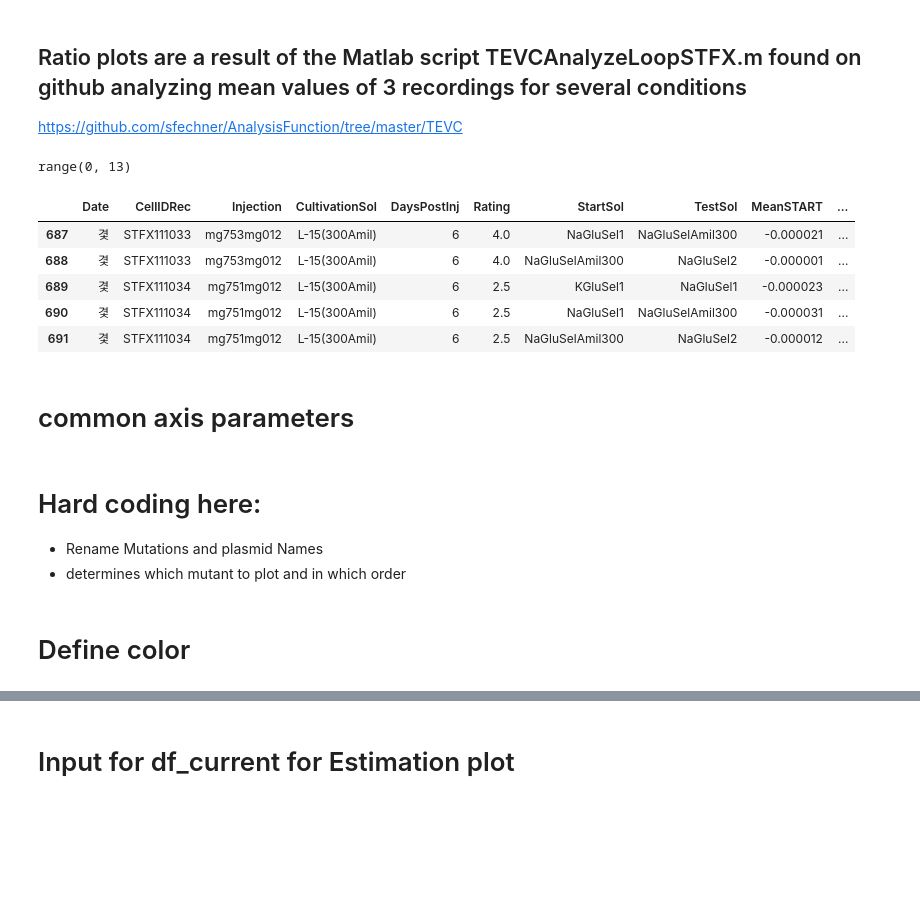
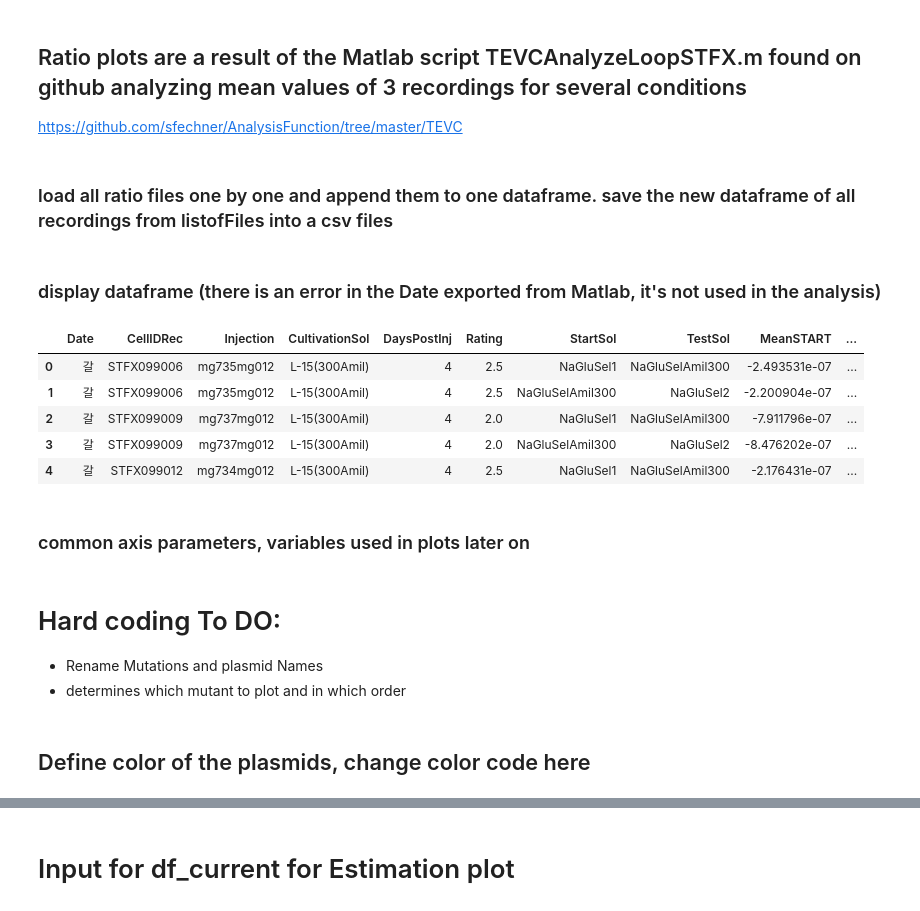
Before and after one commit to sfechner/JupyterNotebooksDEGENaCPharm, a Jupyter notebook: RatioNterm.ipynb, the cells around one changed output, grey strips where cells are left out. Cells and saved outputs as stored; diff of their text form; code cells hidden in the pictures; blank space fills up the shorter version.

```diff
--- a/RatioNterm.ipynb
+++ b/RatioNterm.ipynb
@@ -53,7 +53,9 @@ filedirExportFig ='/Users/Fechner/Box Sync/Fechner/TEVC-GoodmanlabBOX/Project-ST
 # %%
 filenameRatio = '/Users/Fechner/Box Sync/Fechner/TEVC-GoodmanlabBOX/Project-STFX/RatioSTFX/'
 # %%
-listofFiles = ['099','100','101','102','103','104','105','106','107','108','109','110','111']
+listofFiles = ['099','100','101','102','103','104','105','106','107','108','109','110','111','112']
+# %% [markdown]
+### load all ratio files one by one and append them to one dataframe. save the new dataframe of all recordings from listofFiles into a csv files
 # %%
 df = pd.DataFrame()
 
@@ -62,28 +64,21 @@ for i in range(len(listofFiles)):
     df = df.append(df_temp,ignore_index=True)
 
 df.to_csv(filedir+'RatioNterm-.csv', header=True, index=None, sep=',', mode='w')
-# %%
-range(len(listofFiles))
-# %% [output]
-range(0, 13)
+# %% [markdown]
+### display dataframe (there is an error in the Date exported from Matlab, it's not used in the analysis)
 # %%
-# #pandas environment
-# print(filename)
-# xl = pd.ExcelFile(filedir+filename)
-# xl.sheet_names
-
 # df = xl.parse("Sheet1",converters={'CultivationSol': str}) #calls for Sheet names
 df['RATIO'] = pd.to_numeric(df['RATIO'], errors='coerce')
-df.tail()
+df.head()
 # %% [output]
 |  | Date | CellIDRec | Injection | CultivationSol | DaysPostInj | Rating | StartSol | TestSol | MeanSTART | ... |
-| 687 | 겿 | STFX111033 | mg753mg012 | L-15(300Amil) | 6 | 4.0 | NaGluSel1 | NaGluSelAmil300 | -0.000021 | ... |
-| 688 | 겿 | STFX111033 | mg753mg012 | L-15(300Amil) | 6 | 4.0 | NaGluSelAmil300 | NaGluSel2 | -0.000001 | ... |
-| 689 | 겿 | STFX111034 | mg751mg012 | L-15(300Amil) | 6 | 2.5 | KGluSel1 | NaGluSel1 | -0.000023 | ... |
-| 690 | 겿 | STFX111034 | mg751mg012 | L-15(300Amil) | 6 | 2.5 | NaGluSel1 | NaGluSelAmil300 | -0.000031 | ... |
-| 691 | 겿 | STFX111034 | mg751mg012 | L-15(300Amil) | 6 | 2.5 | NaGluSelAmil300 | NaGluSel2 | -0.000012 | ... |
+| 0 | 갈 | STFX099006 | mg735mg012 | L-15(300Amil) | 4 | 2.5 | NaGluSel1 | NaGluSelAmil300 | -2.493531e-07 | ... |
+| 1 | 갈 | STFX099006 | mg735mg012 | L-15(300Amil) | 4 | 2.5 | NaGluSelAmil300 | NaGluSel2 | -2.200904e-07 | ... |
+| 2 | 갈 | STFX099009 | mg737mg012 | L-15(300Amil) | 4 | 2.0 | NaGluSel1 | NaGluSelAmil300 | -7.911796e-07 | ... |
+| 3 | 갈 | STFX099009 | mg737mg012 | L-15(300Amil) | 4 | 2.0 | NaGluSelAmil300 | NaGluSel2 | -8.476202e-07 | ... |
+| 4 | 갈 | STFX099012 | mg734mg012 | L-15(300Amil) | 4 | 2.5 | NaGluSel1 | NaGluSelAmil300 | -2.176431e-07 | ... |
 # %% [markdown]
-# common axis parameters
+### common axis parameters, variables used in plots later on
 # %%
 AxisTickLabelSize = 8
 AxisLabelSize = 10
@@ -94,11 +89,11 @@ ErrorColor = 'red'
 SizeOfMarker = 2
 SizeofLine = 0.5
 # %% [markdown]
-# Hard coding here:
+# Hard coding To DO:
 - Rename Mutations and plasmid Names
 - determines which mutant to plot and in which order
 # %% [markdown]
-# Define color
+## Define color of the plasmids, change color code here
 # %%
 #change color for regions here
 RegionA = '#d7191C'
```
Also changed, not shown: parts of 37 cells of this notebook, 5 other files.
